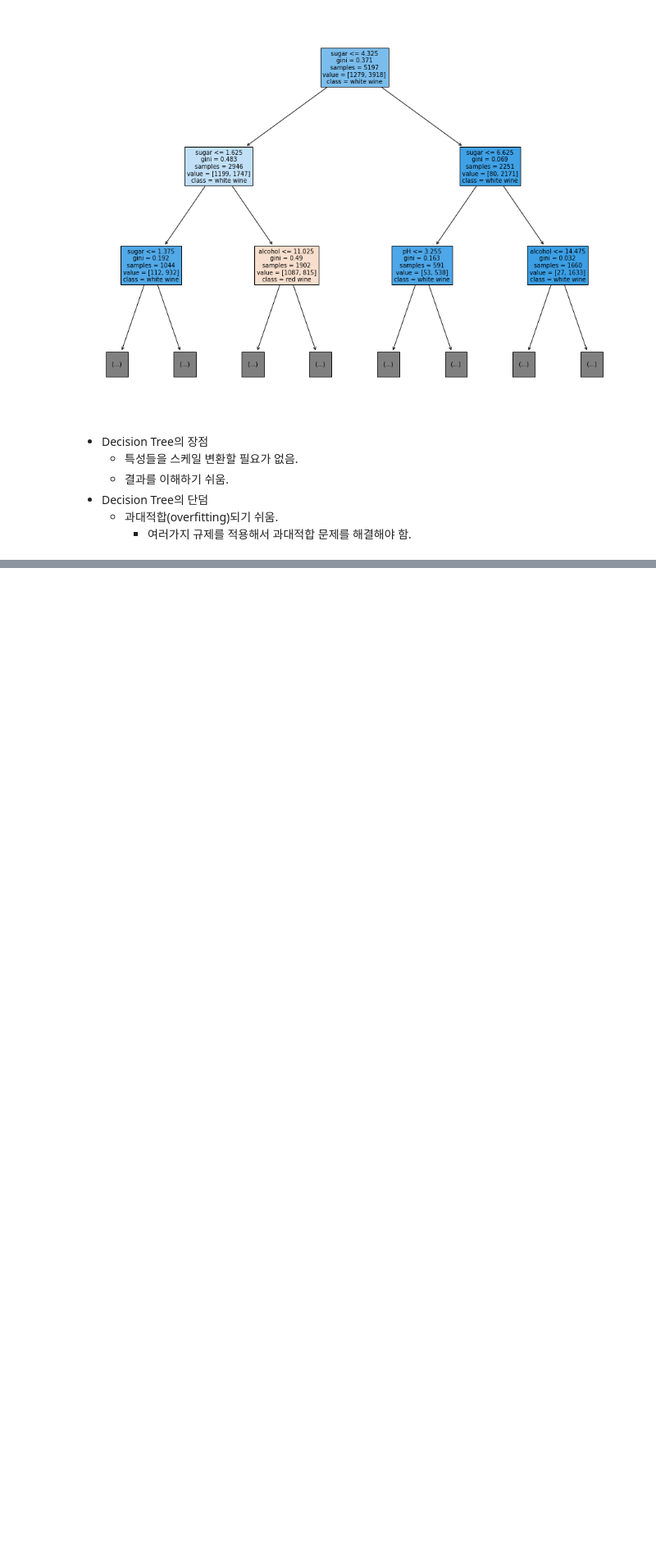
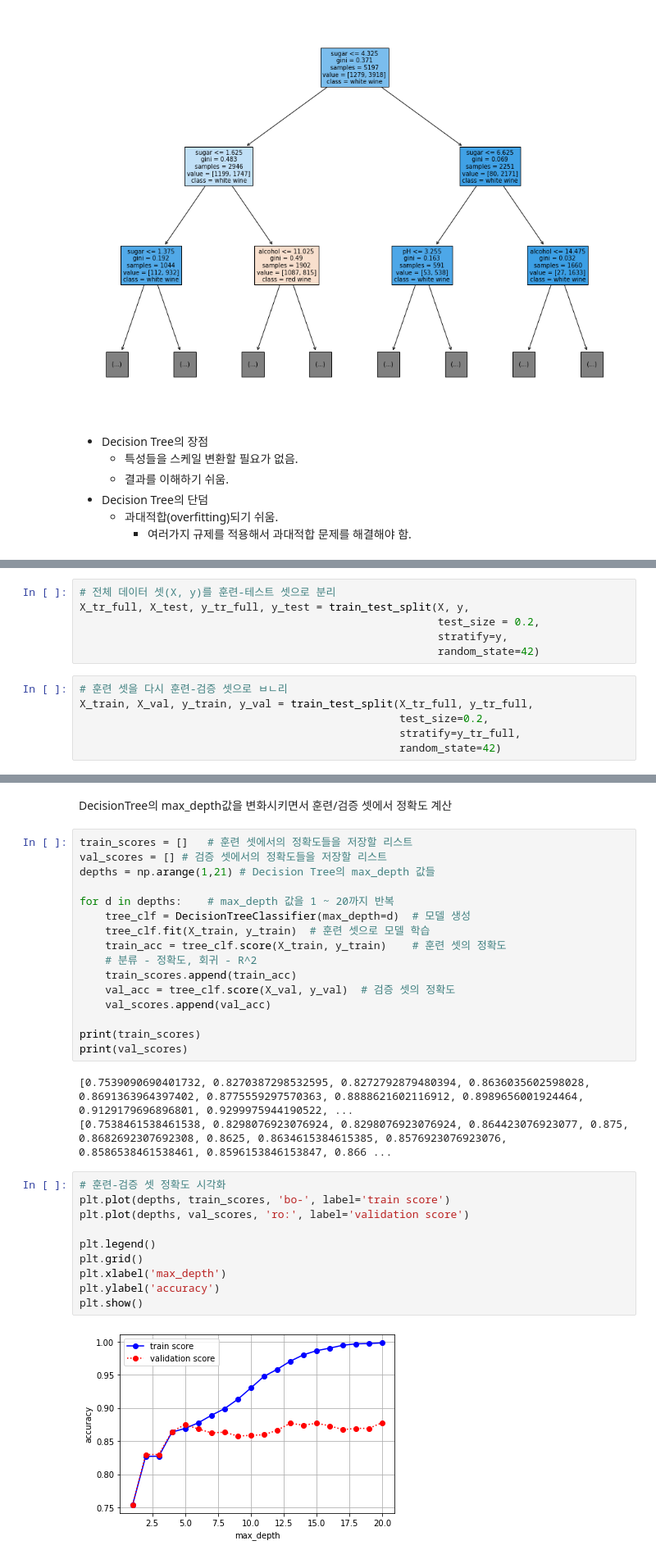
Before and after one commit to Gasijiyo/FirstStep_ML, a Jupyter notebook: ml10_tree.ipynb, the cells around one changed output, grey strips where cells are left out. Shown at 82% size. Drawn from its saved outputs; the diff is of its cells as text; blank space fills up the shorter version.

```diff
--- a/ml10_tree.ipynb
+++ b/ml10_tree.ipynb
@@ -167,0 +178,12 @@ plt.show()
+# %%
+# 전체 데이터 셋(X, y)를 훈련-테스트 셋으로 분리
+X_tr_full, X_test, y_tr_full, y_test = train_test_split(X, y,
+                                                        test_size = 0.2,
+                                                        stratify=y,
+                                                        random_state=42)
+# %%
+# 훈련 셋을 다시 훈련-검증 셋으로 ㅂㄴ리
+X_train, X_val, y_train, y_val = train_test_split(X_tr_full, y_tr_full,
+                                                  test_size=0.2,
+                                                  stratify=y_tr_full,
+                                                  random_state=42)
@@ -167,0 +199,33 @@ plt.show()
+# %% [markdown]
+DecisionTree의 max_depth값을 변화시키면서 훈련/검증 셋에서 정확도 계산
+# %%
+train_scores = []   # 훈련 셋에서의 정확도들을 저장할 리스트
+val_scores = [] # 검증 셋에서의 정확도들을 저장할 리스트
+depths = np.arange(1,21) # Decision Tree의 max_depth 값들
+
+for d in depths:    # max_depth 값을 1 ~ 20까지 반복
+    tree_clf = DecisionTreeClassifier(max_depth=d)  # 모델 생성
+    tree_clf.fit(X_train, y_train)  # 훈련 셋으로 모델 학습
+    train_acc = tree_clf.score(X_train, y_train)    # 훈련 셋의 정확도
+    # 분류 - 정확도, 회귀 - R^2
+    train_scores.append(train_acc)
+    val_acc = tree_clf.score(X_val, y_val)  # 검증 셋의 정확도
+    val_scores.append(val_acc)
+
+print(train_scores)
+print(val_scores)
+# %% [output]
+[0.7539090690401732, 0.8270387298532595, 0.8272792879480394, 0.8636035602598028, 0.8691363964397402, 0.8775559297570363, 0.8888621602116912, 0.8989656001924464, 0.9129179696896801, 0.9299975944190522, ...
+[0.7538461538461538, 0.8298076923076924, 0.8298076923076924, 0.864423076923077, 0.875, 0.8682692307692308, 0.8625, 0.8634615384615385, 0.8576923076923076, 0.8586538461538461, 0.8596153846153847, 0.866 ...
+# %%
+# 훈련-검증 셋 정확도 시각화
+plt.plot(depths, train_scores, 'bo-', label='train score')
+plt.plot(depths, val_scores, 'ro:', label='validation score')
+
+plt.legend()
+plt.grid()
+plt.xlabel('max_depth')
+plt.ylabel('accuracy')
+plt.show()
+# %% [output]
+[figure, added]
```
Also changed, not shown: parts of 26 cells of this notebook.
